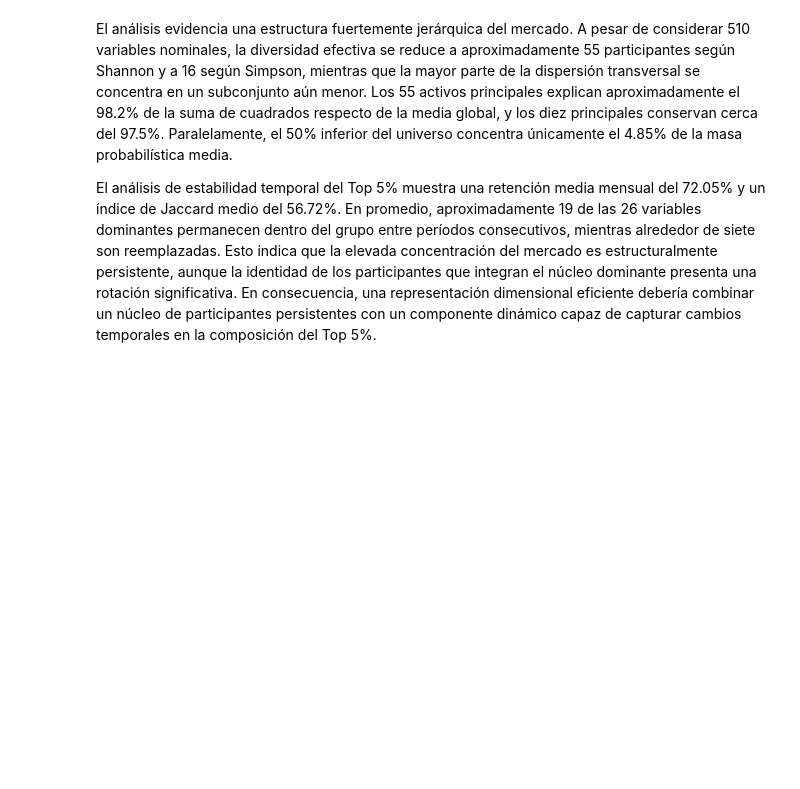
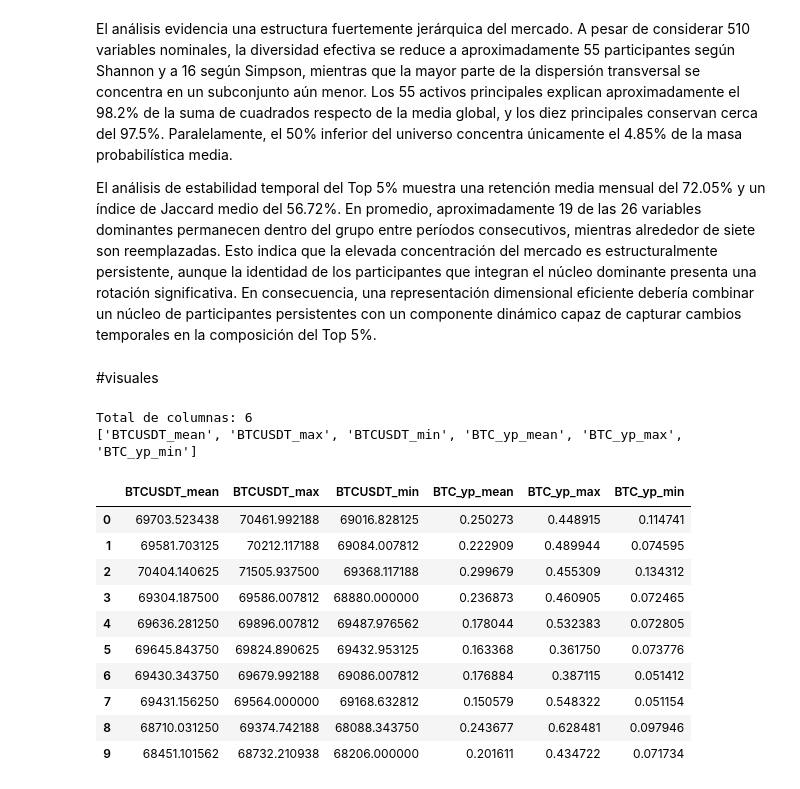
Before and after one commit to Miguithub/NPP_Cripto_5min, a Jupyter notebook: EDA_y_Split_11_2024_12_2025.ipynb, the cells around one changed output. Drawn from its saved outputs; the diff is of its cells as text; code cells hidden in the pictures; blank space fills up the shorter version.

```diff
--- a/EDA_y_Split_11_2024_12_2025.ipynb
+++ b/EDA_y_Split_11_2024_12_2025.ipynb
@@ -981,3 +981,29 @@ display(persistentes)
 El análisis evidencia una estructura fuertemente jerárquica del mercado. A pesar de considerar 510 variables nominales, la diversidad efectiva se reduce a aproximadamente 55 participantes según Shannon y a 16 según Simpson, mientras que la mayor parte de la dispersión transversal se concentra en un subconjunto aún menor. Los 55 activos principales explican aproximadamente el 98.2% de la suma de cuadrados respecto de la media global, y los diez principales conservan cerca del 97.5%. Paralelamente, el 50% inferior del universo concentra únicamente el 4.85% de la masa probabilística media.
 
 El análisis de estabilidad temporal del Top 5% muestra una retención media mensual del 72.05% y un índice de Jaccard medio del 56.72%. En promedio, aproximadamente 19 de las 26 variables dominantes permanecen dentro del grupo entre períodos consecutivos, mientras alrededor de siete son reemplazadas. Esto indica que la elevada concentración del mercado es estructuralmente persistente, aunque la identidad de los participantes que integran el núcleo dominante presenta una rotación significativa. En consecuencia, una representación dimensional eficiente debería combinar un núcleo de participantes persistentes con un componente dinámico capaz de capturar cambios temporales en la composición del Top 5%.
+# %% [markdown]
+#visuales
+# %%
+columnas_eth = [
+    columna for columna in dfmacro.columns
+    if columna.upper().startswith("BTC")
+]
+
+print(f"Total de columnas: {len(columnas_eth)}")
+print(columnas_eth)
+
+dfmacro[columnas_eth].head(10)
+# %% [output]
+Total de columnas: 6
+['BTCUSDT_mean', 'BTCUSDT_max', 'BTCUSDT_min', 'BTC_yp_mean', 'BTC_yp_max', 'BTC_yp_min']
+|  | BTCUSDT_mean | BTCUSDT_max | BTCUSDT_min | BTC_yp_mean | BTC_yp_max | BTC_yp_min |
+| 0 | 69703.523438 | 70461.992188 | 69016.828125 | 0.250273 | 0.448915 | 0.114741 |
+| 1 | 69581.703125 | 70212.117188 | 69084.007812 | 0.222909 | 0.489944 | 0.074595 |
+| 2 | 70404.140625 | 71505.937500 | 69368.117188 | 0.299679 | 0.455309 | 0.134312 |
+| 3 | 69304.187500 | 69586.007812 | 68880.000000 | 0.236873 | 0.460905 | 0.072465 |
+| 4 | 69636.281250 | 69896.007812 | 69487.976562 | 0.178044 | 0.532383 | 0.072805 |
+| 5 | 69645.843750 | 69824.890625 | 69432.953125 | 0.163368 | 0.361750 | 0.073776 |
+| 6 | 69430.343750 | 69679.992188 | 69086.007812 | 0.176884 | 0.387115 | 0.051412 |
+| 7 | 69431.156250 | 69564.000000 | 69168.632812 | 0.150579 | 0.548322 | 0.051154 |
+| 8 | 68710.031250 | 69374.742188 | 68088.343750 | 0.243677 | 0.628481 | 0.097946 |
+| 9 | 68451.101562 | 68732.210938 | 68206.000000 | 0.201611 | 0.434722 | 0.071734 |
```
Also changed, not shown: parts of 2 cells of this notebook.
